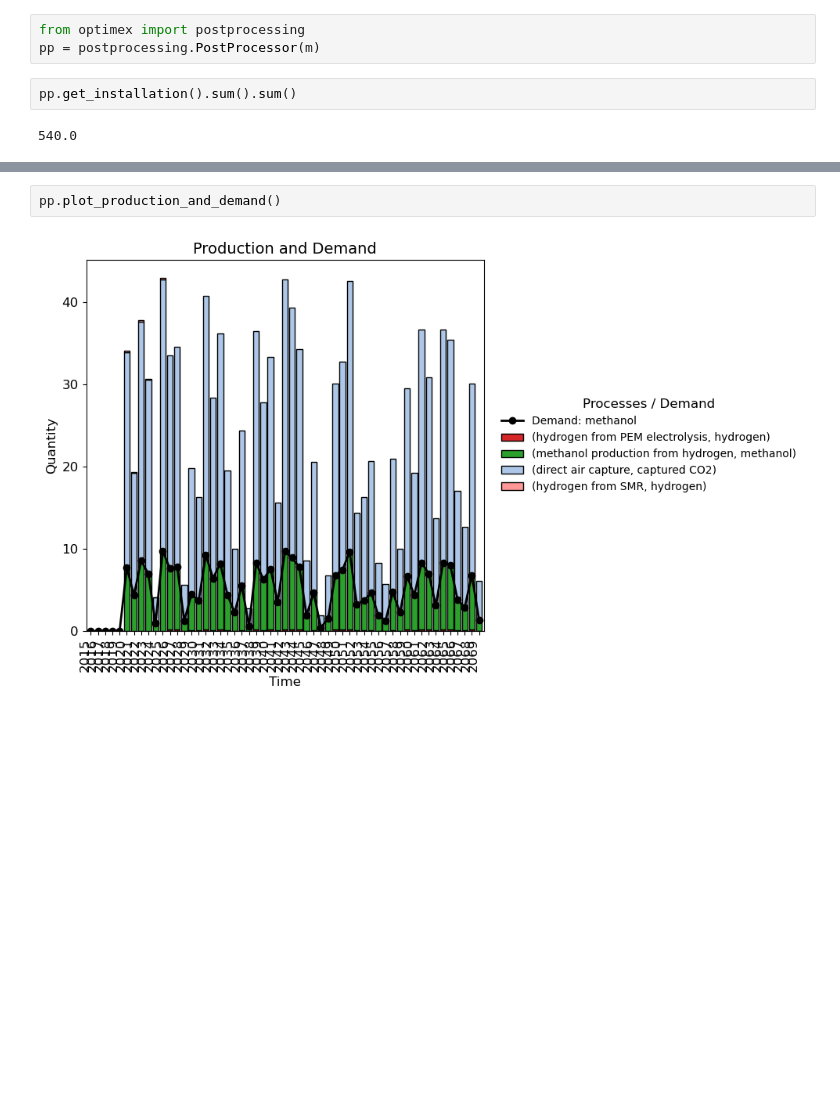
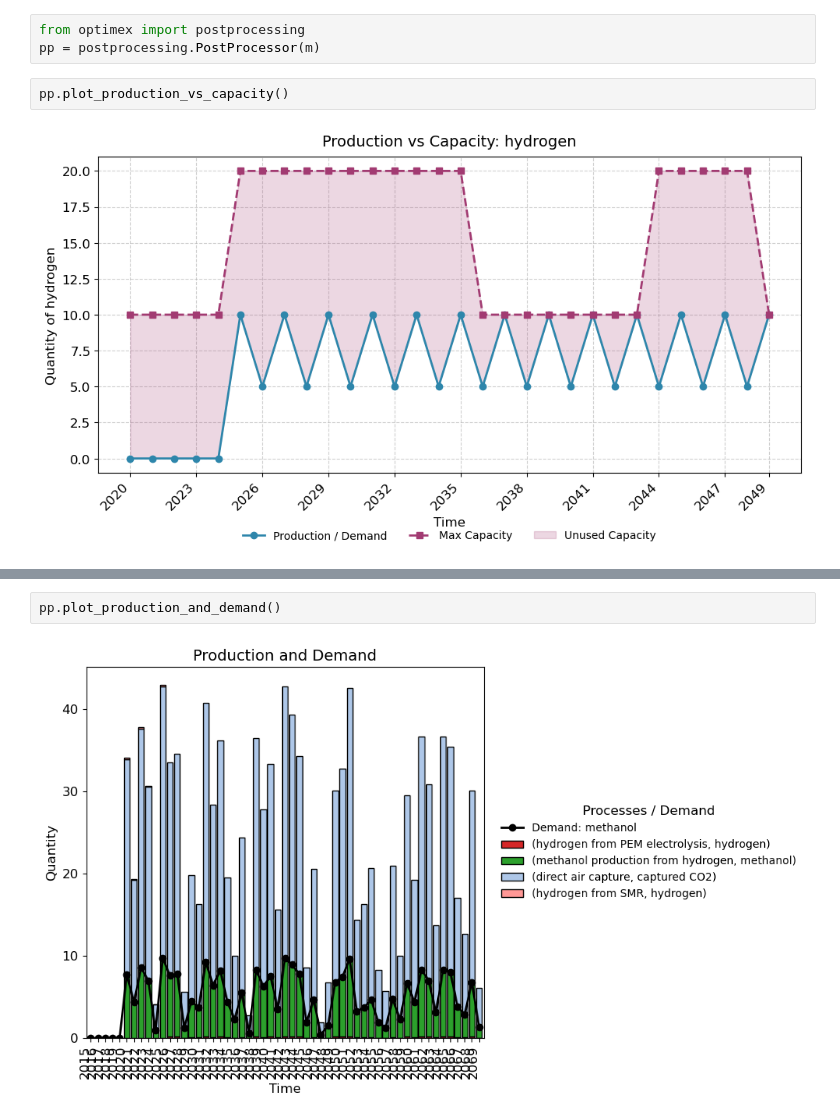
Before and after one commit to RWTH-LTT/optimex, a Jupyter notebook: notebooks/h2.ipynb, the cells around one changed output, grey strips where cells are left out. Drawn from its saved outputs; the diff is of its cells as text; blank space fills up the shorter version.

```diff
--- a/notebooks/h2.ipynb
+++ b/notebooks/h2.ipynb
@@ -267,10 +267,10 @@ m, obj, results = optimizer.solve_model(model, solver_name="glpk", tee=False) #
 # %%
 from optimex import postprocessing
 pp = postprocessing.PostProcessor(m)
-# %%
-pp.get_installation().sum().sum()
-# %% [output]
-540.0
+# %%
+pp.plot_production_vs_capacity()
+# %% [output]
+[figure, added]
 # %%
 pp.plot_installation()
 # %% [output]
```
Also changed, not shown: parts of 6 cells of this notebook, 3 other files.
